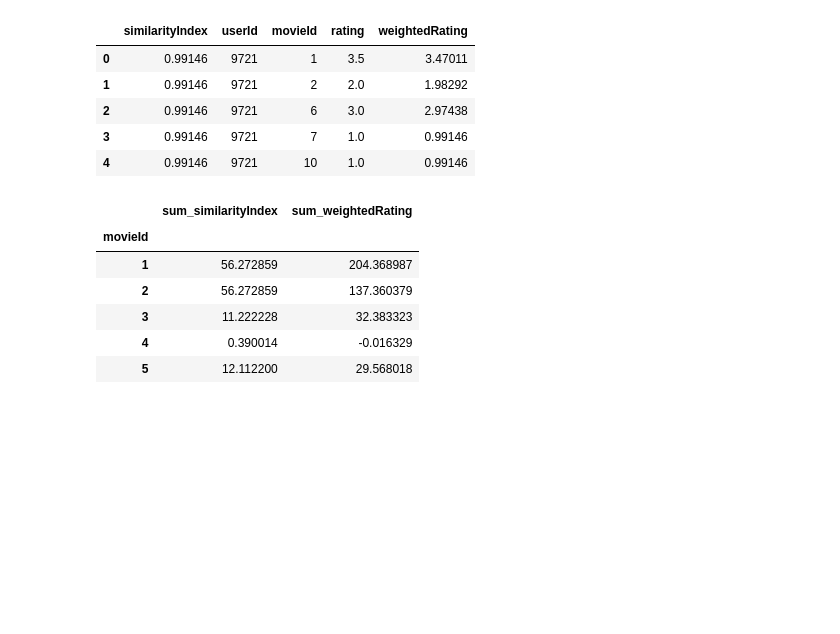
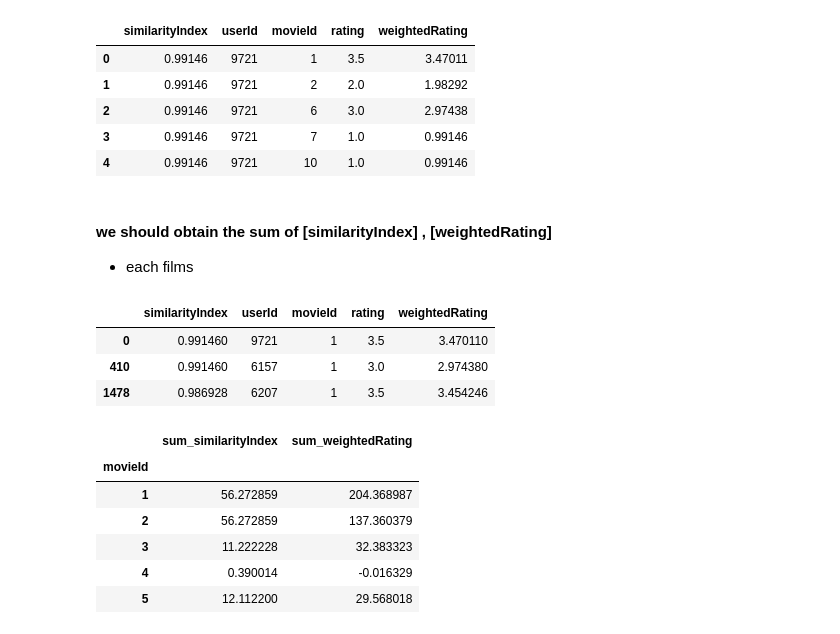
Before and after one commit to mehdisahraeei/ml-project, a Jupyter notebook: 01-learning/04-recommender/02-Collaborative-Filtering/Collaborative-Filtering.ipynb, the cells around one changed output. Drawn from its saved outputs; the diff is of its cells as text; code cells hidden in the pictures; blank space fills up the shorter version.

```diff
--- a/01-learning/04-recommender/02-Collaborative-Filtering/Collaborative-Filtering.ipynb
+++ b/01-learning/04-recommender/02-Collaborative-Filtering/Collaborative-Filtering.ipynb
@@ -311,6 +311,17 @@ topUsersRating.head()
 | 2 | 0.99146 | 9721 | 6 | 3.0 | 2.97438 |
 | 3 | 0.99146 | 9721 | 7 | 1.0 | 0.99146 |
 | 4 | 0.99146 | 9721 | 10 | 1.0 | 0.99146 |
+# %% [markdown]
+#### we should obtain the sum of [similarityIndex] , [weightedRating]
+- each films
+# %%
+set_group = topUsersRating.groupby('movieId')
+set_group.get_group(1)[:3]
+# %% [output]
+|  | similarityIndex | userId | movieId | rating | weightedRating |
+| 0 | 0.991460 | 9721 | 1 | 3.5 | 3.470110 |
+| 410 | 0.991460 | 6157 | 1 | 3.0 | 2.974380 |
+| 1478 | 0.986928 | 6207 | 1 | 3.5 | 3.454246 |
 # %%
 #Applies a sum to the topUsers after grouping it up by userId
 tempTopUsersRating = topUsersRating.groupby('movieId').sum()[['similarityIndex','weightedRating']]
```
